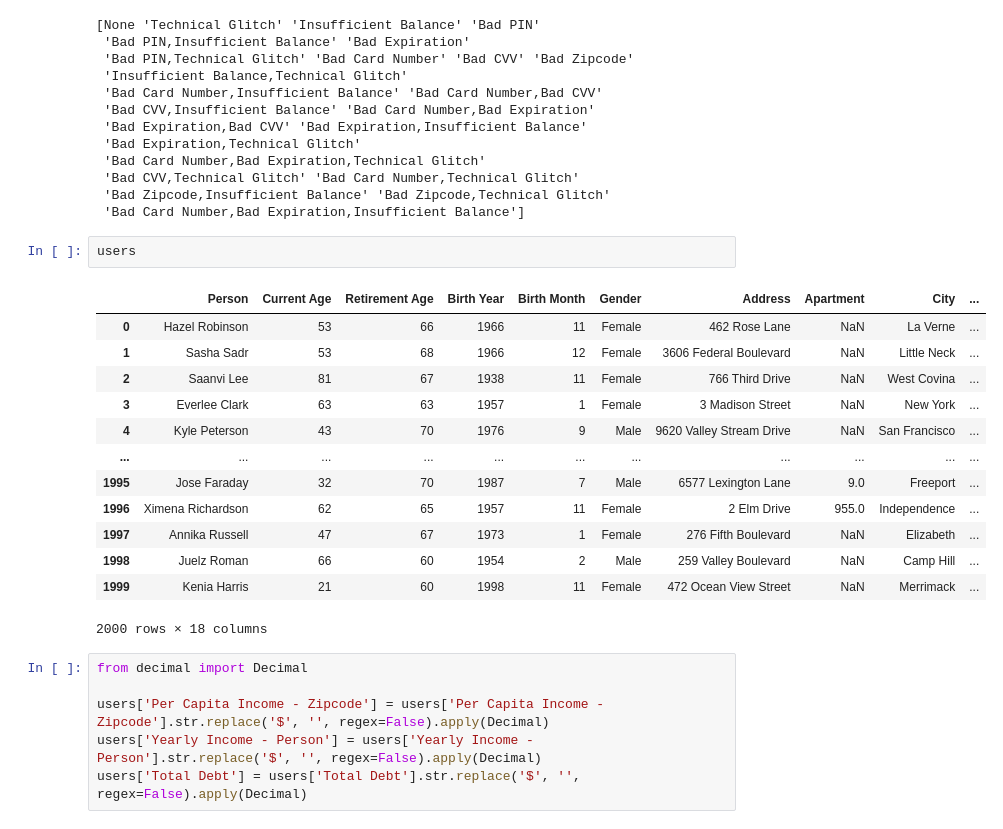
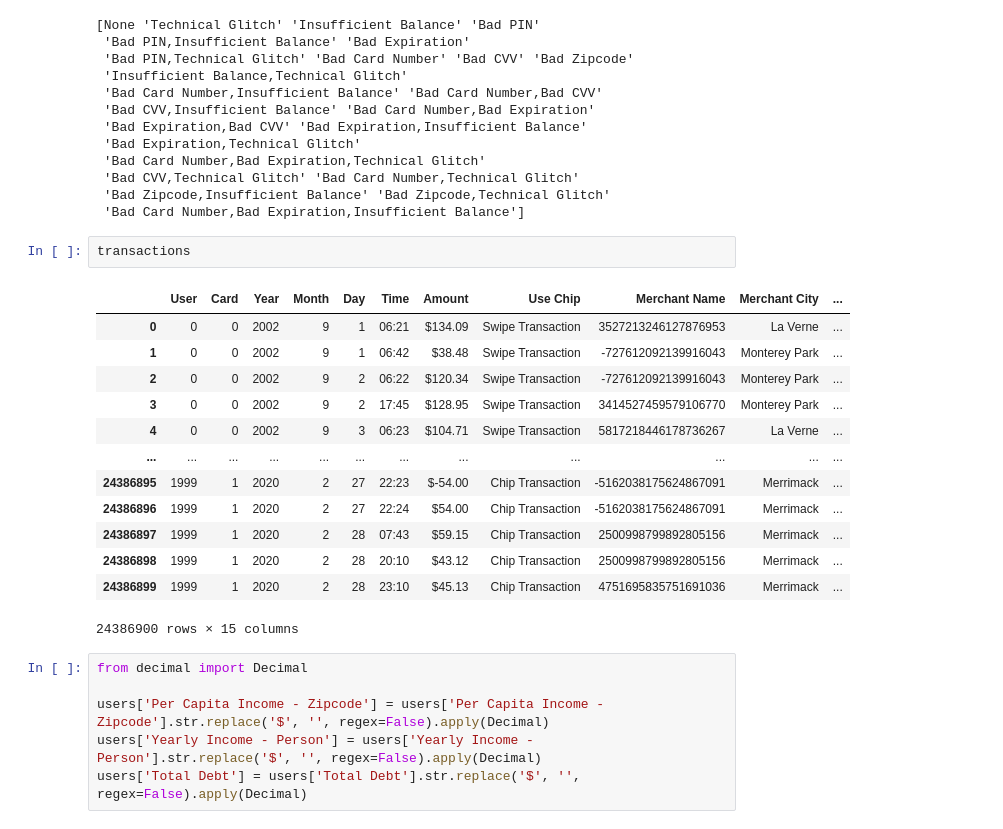
Before and after one commit to LivetaK/Fraud, a Jupyter notebook: data_preparation.ipynb, the cells around one changed output. Cells and saved outputs as stored; diff of their text form.

```diff
--- a/data_preparation.ipynb
+++ b/data_preparation.ipynb
@@ -42,21 +42,21 @@ print(un)
  'Bad Zipcode,Insufficient Balance' 'Bad Zipcode,Technical Glitch'
  'Bad Card Number,Bad Expiration,Insufficient Balance']
 # %%
-users
+transactions
 # %% [output]
-|  | Person | Current Age | Retirement Age | Birth Year | Birth Month | Gender | Address | Apartment | City | ... |
-| 0 | Hazel Robinson | 53 | 66 | 1966 | 11 | Female | 462 Rose Lane | NaN | La Verne | ... |
-| 1 | Sasha Sadr | 53 | 68 | 1966 | 12 | Female | 3606 Federal Boulevard | NaN | Little Neck | ... |
-| 2 | Saanvi Lee | 81 | 67 | 1938 | 11 | Female | 766 Third Drive | NaN | West Covina | ... |
-| 3 | Everlee Clark | 63 | 63 | 1957 | 1 | Female | 3 Madison Street | NaN | New York | ... |
-| 4 | Kyle Peterson | 43 | 70 | 1976 | 9 | Male | 9620 Valley Stream Drive | NaN | San Francisco | ... |
-| ... | ... | ... | ... | ... | ... | ... | ... | ... | ... | ... |
-| 1995 | Jose Faraday | 32 | 70 | 1987 | 7 | Male | 6577 Lexington Lane | 9.0 | Freeport | ... |
-| 1996 | Ximena Richardson | 62 | 65 | 1957 | 11 | Female | 2 Elm Drive | 955.0 | Independence | ... |
-| 1997 | Annika Russell | 47 | 67 | 1973 | 1 | Female | 276 Fifth Boulevard | NaN | Elizabeth | ... |
-| 1998 | Juelz Roman | 66 | 60 | 1954 | 2 | Male | 259 Valley Boulevard | NaN | Camp Hill | ... |
-| 1999 | Kenia Harris | 21 | 60 | 1998 | 11 | Female | 472 Ocean View Street | NaN | Merrimack | ... |
+|  | User | Card | Year | Month | Day | Time | Amount | Use Chip | Merchant Name | Merchant City | ... |
+| 0 | 0 | 0 | 2002 | 9 | 1 | 06:21 | $134.09 | Swipe Transaction | 3527213246127876953 | La Verne | ... |
+| 1 | 0 | 0 | 2002 | 9 | 1 | 06:42 | $38.48 | Swipe Transaction | -727612092139916043 | Monterey Park | ... |
+| 2 | 0 | 0 | 2002 | 9 | 2 | 06:22 | $120.34 | Swipe Transaction | -727612092139916043 | Monterey Park | ... |
+| 3 | 0 | 0 | 2002 | 9 | 2 | 17:45 | $128.95 | Swipe Transaction | 3414527459579106770 | Monterey Park | ... |
+| 4 | 0 | 0 | 2002 | 9 | 3 | 06:23 | $104.71 | Swipe Transaction | 5817218446178736267 | La Verne | ... |
+| ... | ... | ... | ... | ... | ... | ... | ... | ... | ... | ... | ... |
+| 24386895 | 1999 | 1 | 2020 | 2 | 27 | 22:23 | $-54.00 | Chip Transaction | -5162038175624867091 | Merrimack | ... |
+| 24386896 | 1999 | 1 | 2020 | 2 | 27 | 22:24 | $54.00 | Chip Transaction | -5162038175624867091 | Merrimack | ... |
+| 24386897 | 1999 | 1 | 2020 | 2 | 28 | 07:43 | $59.15 | Chip Transaction | 2500998799892805156 | Merrimack | ... |
+| 24386898 | 1999 | 1 | 2020 | 2 | 28 | 20:10 | $43.12 | Chip Transaction | 2500998799892805156 | Merrimack | ... |
+| 24386899 | 1999 | 1 | 2020 | 2 | 28 | 23:10 | $45.13 | Chip Transaction | 4751695835751691036 | Merrimack | ... |
-2000 rows × 18 columns
+24386900 rows × 15 columns
 # %%
 from decimal import Decimal
 
```
Also changed, not shown: parts of 5 cells of this notebook.
